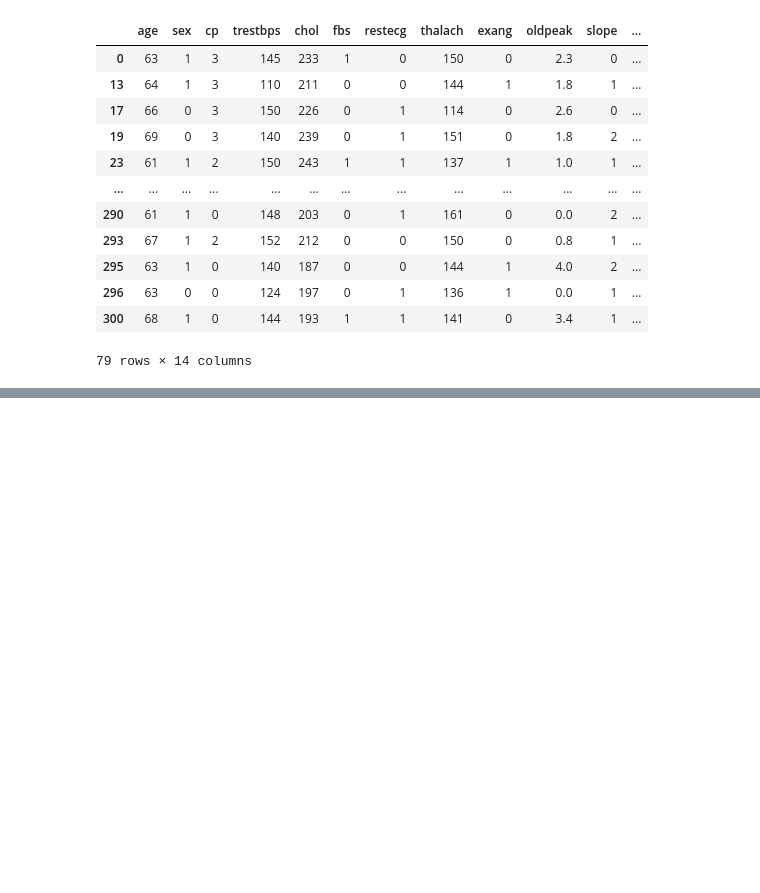
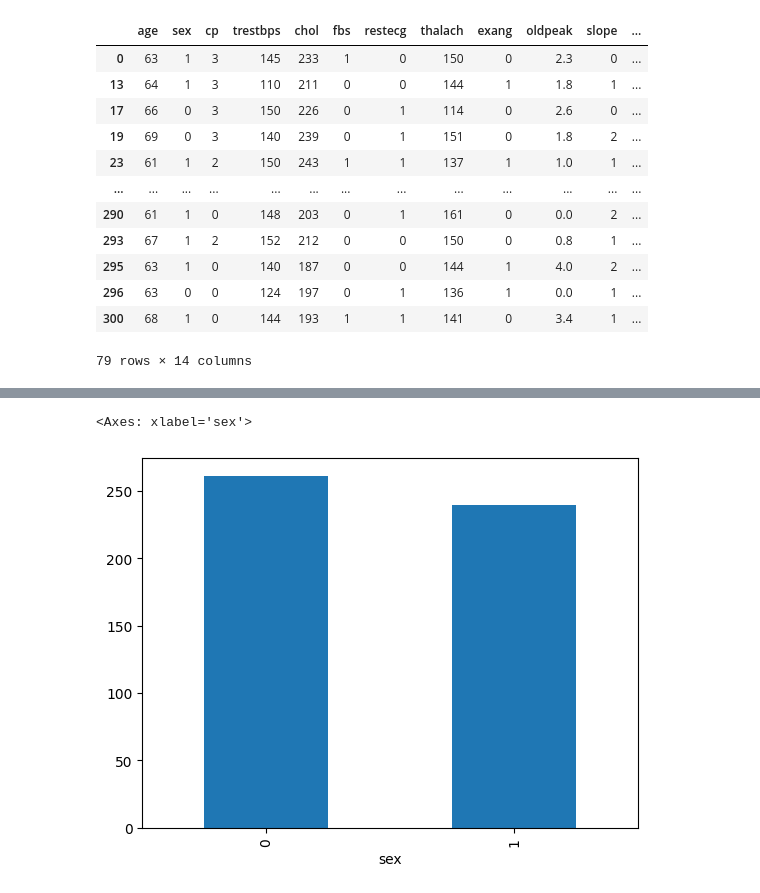
Before and after one commit to monishaeswar/AI-Internship, a Jupyter notebook: data_cleaning.ipynb, the cells around one changed output, grey strips where cells are left out. Cells and saved outputs as stored; diff of their text form; code cells hidden in the pictures; blank space fills up the shorter version.

```diff
--- a/data_cleaning.ipynb
+++ b/data_cleaning.ipynb
@@ -220,0 +364,5 @@ df.query("age > 60")
+# %%
+df.groupby("sex")["chol"].mean().plot(kind="bar")
+# %% [output]
+<Axes: xlabel='sex'>
+[figure, added]
```
Also changed, not shown: parts of 28 cells of this notebook.
